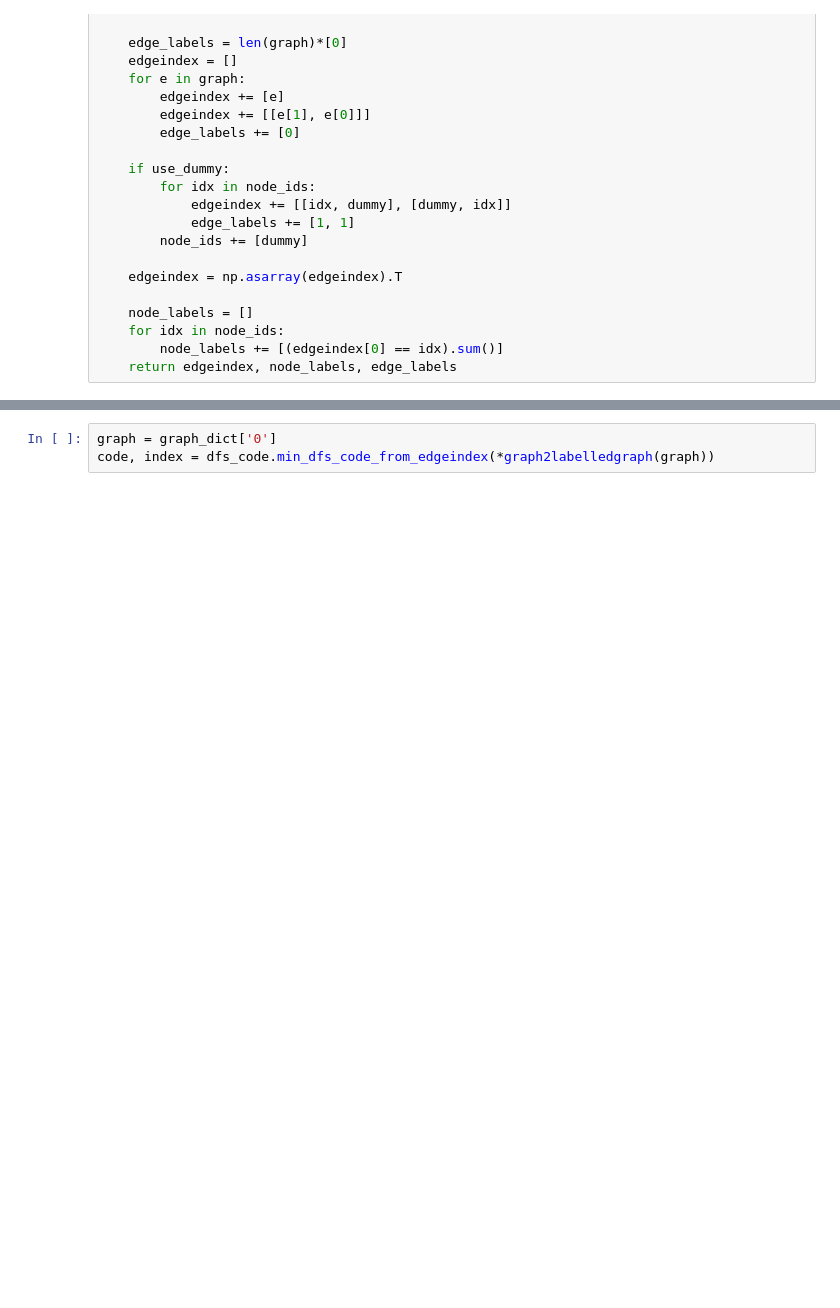
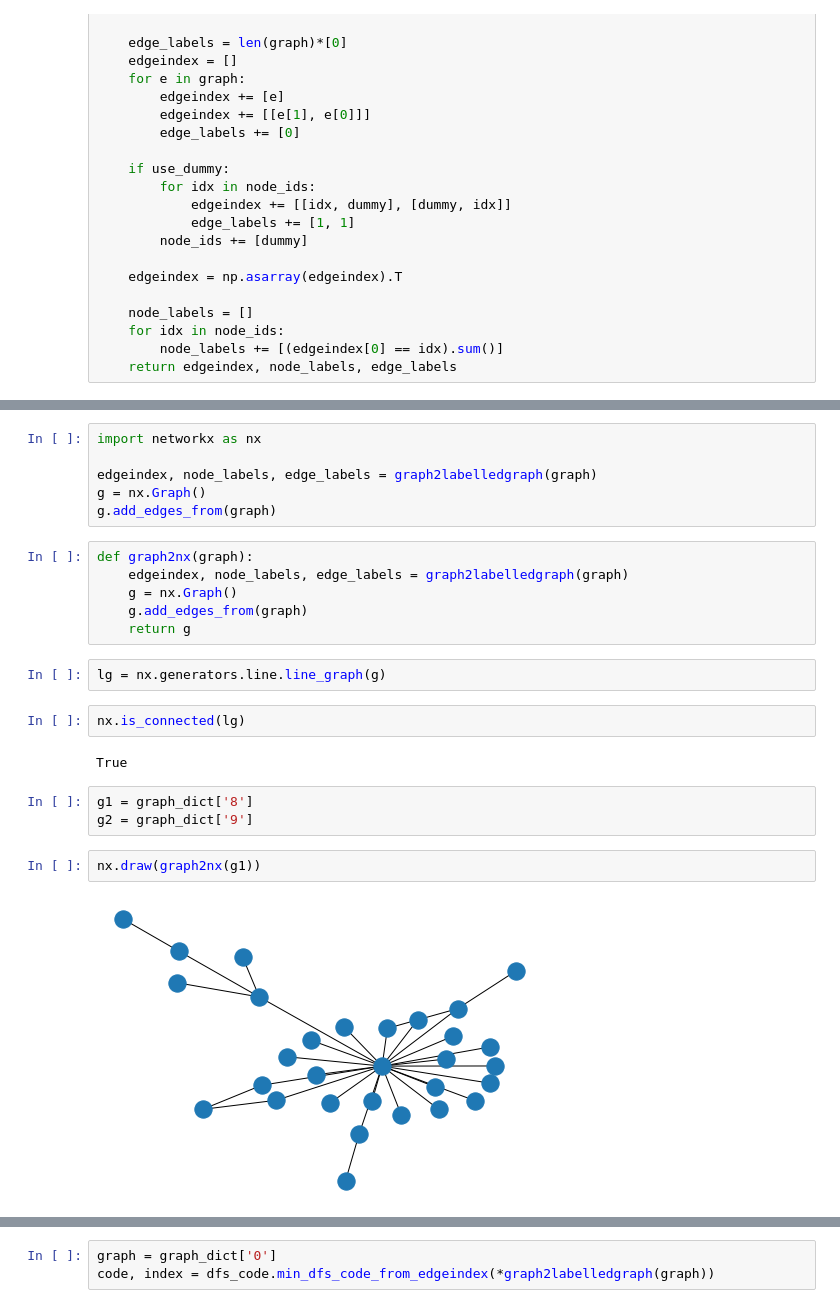
Before and after one commit to wendlerc/dfs-graph-transformer, a Jupyter notebook: notebooks/selfattn/Karate Club Graph Property Prediction.ipynb, the cells around one changed output, grey strips where cells are left out. Drawn from its saved outputs; the diff is of its cells as text; blank space fills up the shorter version.

Commit message:
reproducing baselines is very important...
Former-commit-id: 91b17a21d56b9c758517c04da1702f486e58fe13

```diff
--- a/notebooks/selfattn/Karate Club Graph Property Prediction.ipynb
+++ b/notebooks/selfattn/Karate Club Graph Property Prediction.ipynb
@@ -121,0 +108,25 @@ nx.draw(g)
+# %%
+import networkx as nx
+
+edgeindex, node_labels, edge_labels = graph2labelledgraph(graph)
+g = nx.Graph()
+g.add_edges_from(graph)
+# %%
+def graph2nx(graph):
+    edgeindex, node_labels, edge_labels = graph2labelledgraph(graph)
+    g = nx.Graph()
+    g.add_edges_from(graph)
+    return g
+# %%
+lg = nx.generators.line.line_graph(g)
+# %%
+nx.is_connected(lg)
+# %% [output]
+True
+# %%
+g1 = graph_dict['8']
+g2 = graph_dict['9']
+# %%
+nx.draw(graph2nx(g1))
+# %% [output]
+[figure, added]
```
Also changed, not shown: parts of 23 cells of this notebook, 5 other files.
